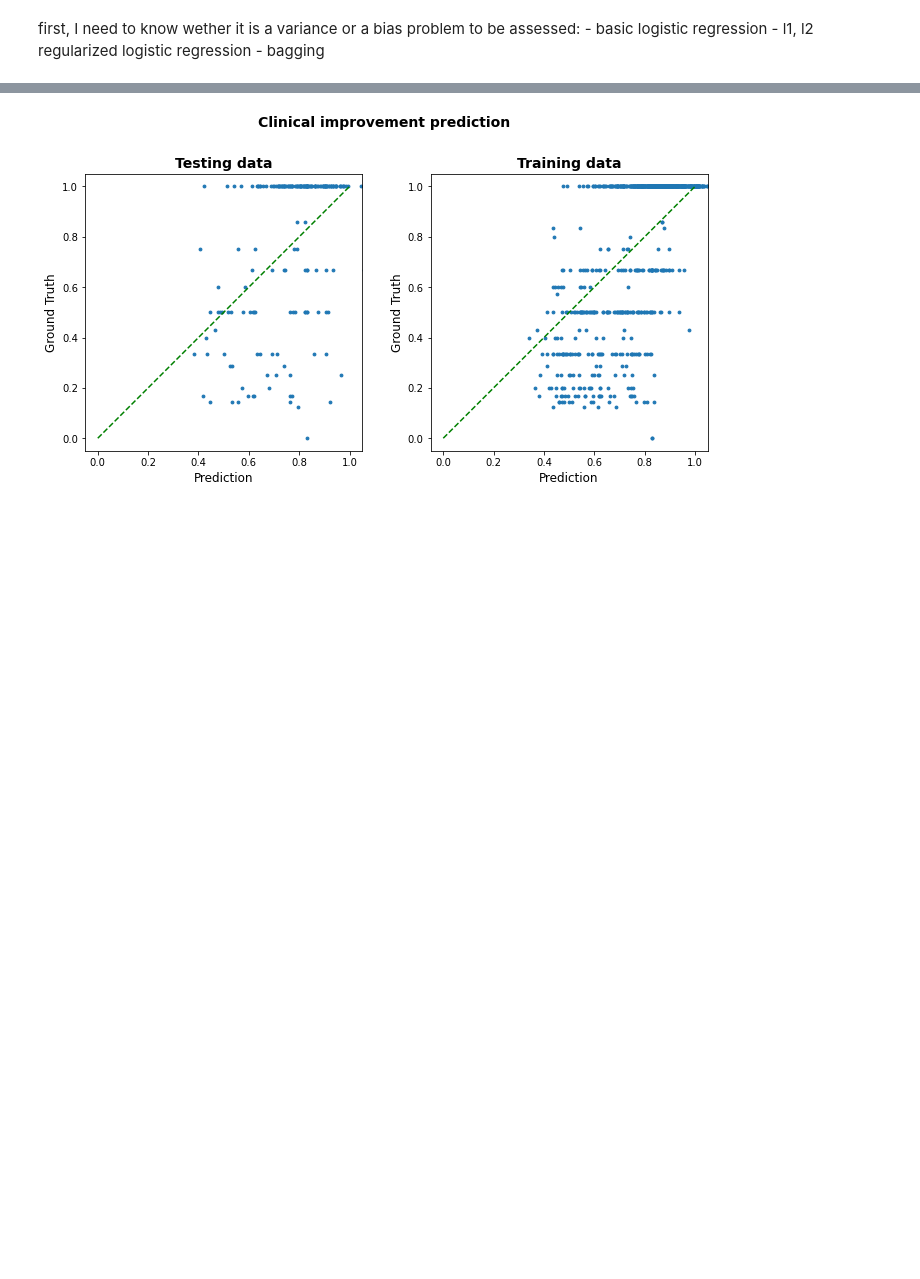
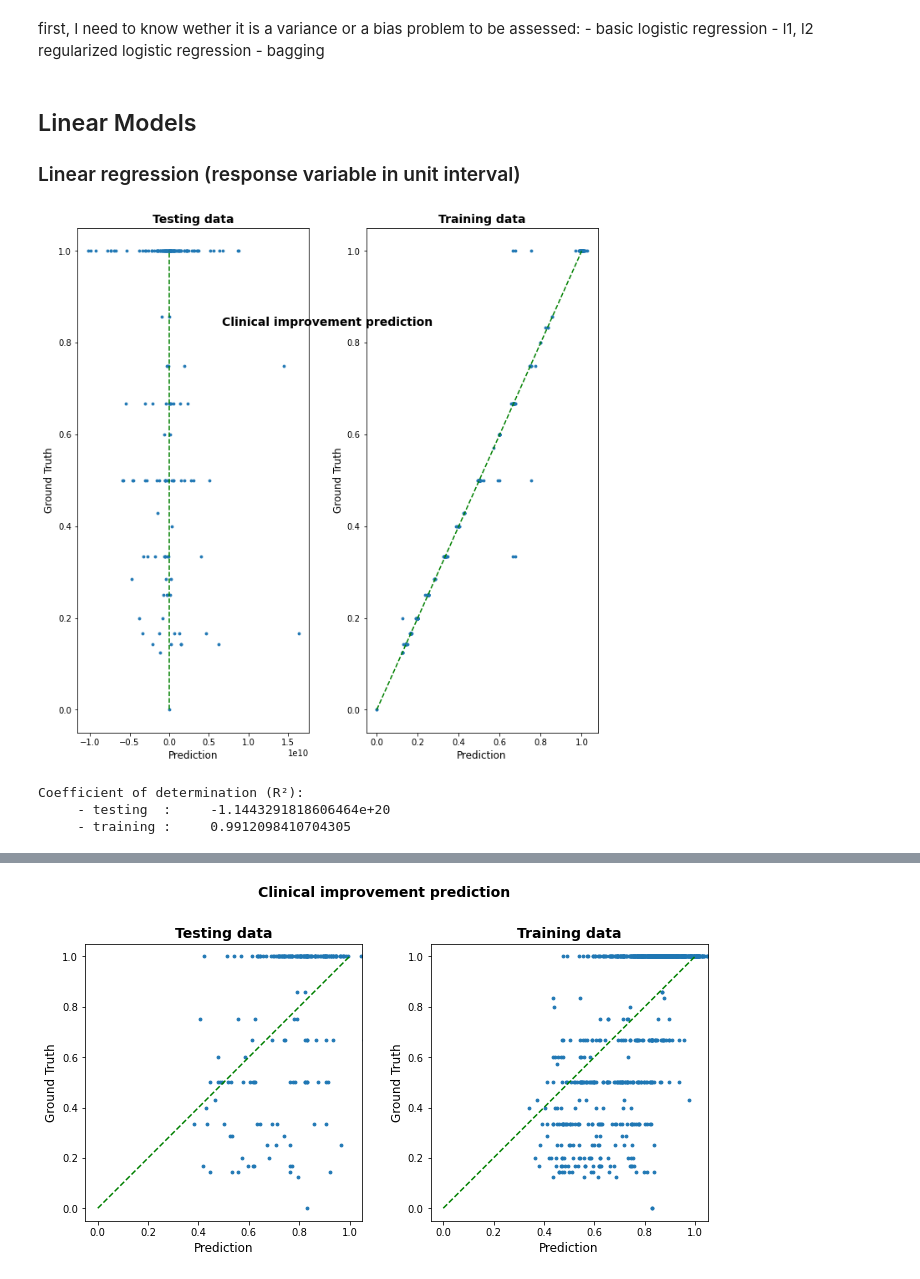
Before and after one commit to QuentinSav/probabilistic-stimulation-maps, a Jupyter notebook: modelEvaluation.ipynb, the cells around one changed output, grey strips where cells are left out. Saved outputs shown, nothing was run; the diff lists cells and outputs as text; code cells hidden in the pictures; blank space fills up the shorter version.

```diff
--- a/modelEvaluation.ipynb
+++ b/modelEvaluation.ipynb
@@ -12,19 +10,16 @@ from sklearn.model_selection import train_test_split
 import matplotlib.transforms as mtransforms
 # %%
 FONT_TITLE_PLOT = {'family': 'sans-serif',
-                   'name': 'time',
                    'color':  'black',
                    'fontweight': 'bold',
                    'fontsize': 14}
 
 FONT_LABEL_PLOT = {'family': 'sans-serif',
-                   'name': 'time',
                    'color':  'black',
                    'fontweight': 'normal',
                    'fontsize': 12}
 
 FONT_LEGEND_PLOT = {'family': 'sans-serif',
-                    'name': 'time',
                     'color':  'black',
                     'fontweight': 'normal',
                     'fontsize': 12}
@@ -35,11 +30,9 @@ FONT_LEGEND_PLOT = {'family': 'sans-serif',
 The data have already been preprocessed using the matlab class PSM (using the generateExportData function).
 # %%
 # Load vectorized VTA matrix
-eps = 1e-6
 data = scipy.io.loadmat('data.mat')
 X = np.array(data['X'])
-y = np.array(data['y'])
-y_trans = np.log((y+eps)/(1-y+eps))
+y = np.squeeze(np.array(data['y']).T)
 
 # Load template container
 container = nib.load('container.nii')
@@ -194,20 +191,20 @@ def plot_results(model, X_test, y_test, X_train, y_train):
     axs[0].set_title('Testing data', fontdict=FONT_TITLE_PLOT)
     axs[0].plot((0, 1), (0, 1), color='green', linestyle='dashed', linewidth=1.5)
     axs[0].scatter(pred_test, y_test, s=8)
-    axs[0].set_xlim([-0.05, 1.05])
+    #axs[0].set_xlim([-0.05, 1.05])
     axs[0].set_xlabel('Prediction', fontdict=FONT_LABEL_PLOT)
-    axs[0].set_ylim([-0.05, 1.05])
+    #axs[0].set_ylim([-0.05, 1.05])
     axs[0].set_ylabel('Ground Truth', fontdict=FONT_LABEL_PLOT)
-    axs[0].set_aspect('equal', 'box')
+    #axs[0].set_aspect('equal', 'box')
 
     axs[1].set_title('Training data', fontdict=FONT_TITLE_PLOT)
     axs[1].plot((0, 1), (0, 1), color='green', linestyle='dashed', linewidth=1.5)
     axs[1].scatter(pred_train, y_train, s=8)
-    axs[1].set_xlim([-0.05, 1.05])
+    #axs[1].set_xlim([-0.05, 1.05])
     axs[1].set_xlabel('Prediction', fontdict=FONT_LABEL_PLOT)
-    axs[1].set_ylim([-0.05, 1.05])
+    #axs[1].set_ylim([-0.05, 1.05])
     axs[1].set_ylabel('Ground Truth', fontdict=FONT_LABEL_PLOT)
-    axs[1].set_aspect('equal', 'box')
+    #axs[1].set_aspect('equal', 'box')
 
     # Show figure
     plt.show()
@@ -232,3 +416,18 @@ to be assessed:
     - basic logistic regression
     - l1, l2 regularized logistic regression
     - bagging
+# %% [markdown]
+## Linear Models
+### Linear regression (response variable in unit interval)
+# %%
+from sklearn.linear_model import LinearRegression
+
+model = LinearRegression()
+model = model.fit(X_train, y_train)
+
+plot_results(model, X_test, y_test, X_train, y_train)
+# %% [output]
+[figure, added]
+Coefficient of determination (R²):
+     - testing  :     -1.1443291818606464e+20
+     - training :     0.9912098410704305
```
Also changed, not shown: parts of 12 cells of this notebook, 5 other files.
